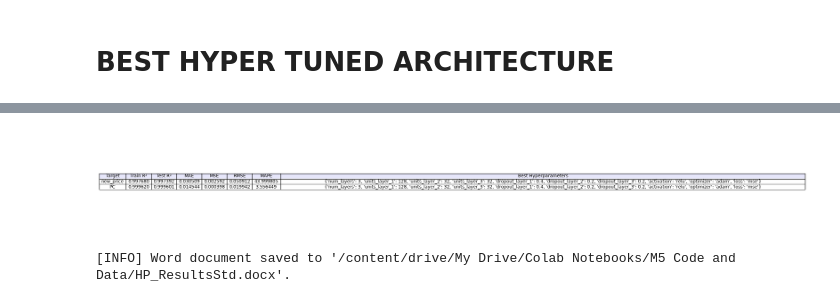
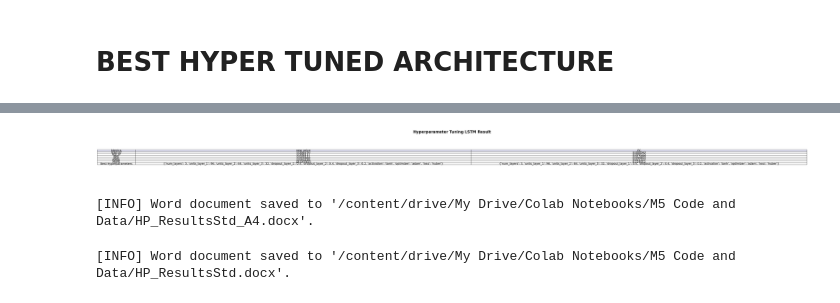
Before and after one commit to TimH2024/MSC-M5-Project, a Jupyter notebook: 5_Std_dataset_Hyper_Parameter_Tuning.ipynb, the cells around one changed output, grey strips where cells are left out. Saved outputs shown, nothing was run; the diff lists cells and outputs as text; code cells hidden in the pictures.

```diff
--- a/5_Std_dataset_Hyper_Parameter_Tuning.ipynb
+++ b/5_Std_dataset_Hyper_Parameter_Tuning.ipynb
@@ -429,7 +427,7 @@ import matplotlib.pyplot as plt
 from docx import Document
 from docx.shared import Pt, Inches
 from docx.enum.text import WD_ALIGN_PARAGRAPH
-from docx.enum.section import WD_ORIENT
+from docx.oxml import OxmlElement
 
 # Load the results from the hyperparameter tuning process
 hp_results_file_path = '/content/drive/My Drive/Colab Notebooks/M5 Code and Data/HP_ResultsStd.csv'
@@ -446,8 +444,8 @@ for col in ["Train R²", "Test R²", "MAE", "MSE", "RMSE", "MAPE"]:
 transposed_table = hp_resultsStd.set_index("Target").T.reset_index()
 transposed_table.rename(columns={"index": "Metrics"}, inplace=True)
 
-# Display the table as a figure (for verification)
-fig, ax = plt.subplots(figsize=(10, 4))
+# ======= Display the table on the screen =======
+fig, ax = plt.subplots(figsize=(8, 5))  # Adjust figure size for better display
 ax.axis('tight')
 ax.axis('off')
 
@@ -457,70 +455,85 @@ table = ax.table(
     colLabels=transposed_table.columns,
     cellLoc='center',
     loc='center',
-    colColours=["lavender"] * len(transposed_table.columns)
+    colColours=["lavender"] * len(transposed_table.columns),
 )
 
 # Adjust table style
 table.auto_set_font_size(False)
-table.set_fontsize(10)
+table.set_fontsize(18)  # Increased font size by 150%
 table.auto_set_column_width(col=list(range(len(transposed_table.columns))))
+
+# Highlight the title above the table
+ax.set_title(
+    "Hyperparameter Tuning LSTM Result",
+    fontsize=24,  # Increased font size by 150%
+    fontweight="bold",
+    pad=15
+)
 
 plt.show()
 
-# Save the table to a Word document
+# ======= Save the table to a Word document =======
 doc = Document()
 
 # Set page layout to A4 portrait
 section = doc.sections[0]
 section.page_height = Inches(11.69)  # A4 height in inches
 section.page_width = Inches(8.27)   # A4 width in inches
-section.orientation = WD_ORIENT.PORTRAIT
 section.left_margin = Inches(1)
 section.right_margin = Inches(1)
 section.top_margin = Inches(1)
 section.bottom_margin = Inches(1)
 
 # Add the title
 title = doc.add_paragraph("Hyperparameter Tuning LSTM Result")
 title.alignment = WD_ALIGN_PARAGRAPH.CENTER
-title.style.font.size = Pt(16)
+title.style.font.size = Pt(24)  # Increased font size by 150%
 title.style.font.bold = True
-
-# Add spacing below the title
-title.paragraph_format.space_after = Pt(12)
 
 # Add the transposed table to the document
 word_table = doc.add_table(rows=1, cols=len(transposed_table.columns))
 word_table.style = 'Table Grid'
 
 # Add the header row
 header_cells = word_table.rows[0].cells
 for idx, col_name in enumerate(transposed_table.columns):
     header_cells[idx].text = col_name
-    header_cells[idx].paragraphs[0].runs[0].font.size = Pt(14)  # Header font size
+    header_cells[idx].paragraphs[0].runs[0].font.size = Pt(24)  # Increased font size by 150% (16pt → 24pt)
 
 # Add the data rows
-for _, row in transposed_table.iterrows():
+for row_idx, row in transposed_table.iterrows():
     row_cells = word_table.add_row().cells
-    for idx, cell_value in enumerate(row):
-        row_cells[idx].text = str(cell_value)
-        row_cells[idx].paragraphs[0].runs[0].font.size = Pt(12)  # Row font size
+    for col_idx, cell_value in enumerate(row):
+        row_cells[col_idx].text = str(cell_value)
+        row_cells[col_idx].paragraphs[0].runs[0].font.size = Pt(21)  # Increased font size by 150% (14pt → 21pt)
 
-# Adjust row height
-for row in word_table.rows:
+# Adjust row height and enable text wrapping
+for row_idx, row in enumerate(word_table.rows):
     for cell in row.cells:
-        cell.height = Inches(0.6)  # Increase row height
+        # Adjust row height
+        if row_idx == len(word_table.rows) - 1:  # Last row
+            cell.height = Inches(1.2)  # 600% increased row height
+        else:
+            cell.height = Inches(0.4)  # 200% increased row height
 
-# Add two-line spacing below the table
-doc.add_paragraph("\n\n")  # Add two blank lines after the table
+        # Enable text wrapping for the last row
+        if row_idx == len(word_table.rows) - 1:  # Last row
+            tc = cell._tc
+            tcPr = tc.get_or_add_tcPr()
+            no_wrap = OxmlElement('w:noWrap')
+            tcPr.append(no_wrap)
+            for paragraph in cell.paragraphs:
+                paragraph.paragraph_format.line_spacing = Pt(12)  # Add line spacing for readability
 
 # Save the document
 word_file_path = '/content/drive/My Drive/Colab Notebooks/M5 Code and Data/HP_ResultsStd_A4.docx'
 doc.save(word_file_path)
 
 print(f"[INFO] Word document saved to '{word_file_path}'.")
 # %% [output]
-[figure, old version]
+[figure, new version]
+[INFO] Word document saved to '/content/drive/My Drive/Colab Notebooks/M5 Code and Data/HP_ResultsStd_A4.docx'.
 # %%
 # Convert to word and save
 from docx import Document
```
Also changed, not shown: parts of 13 cells of this notebook.
